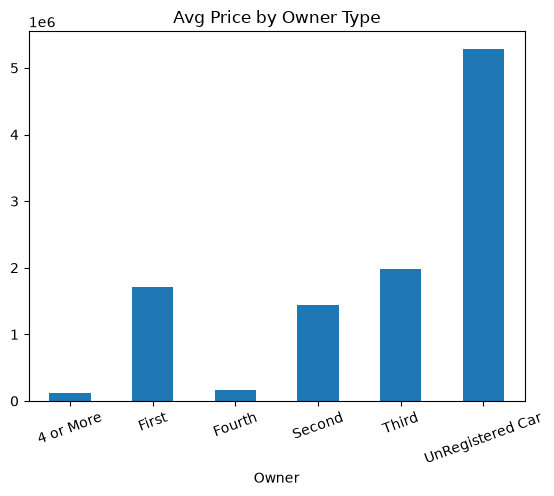
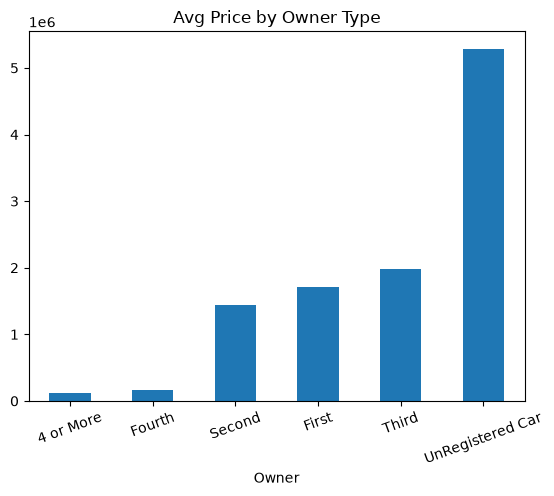
The notebook cell's code change between the first figure and the second:
--- before
+++ after
@@ -1,3 +1,3 @@
-df.groupby("Owner")["Price"].mean().plot(kind="bar")
+df.groupby("Owner")["Price"].mean().sort_values().plot(kind="bar")
 plt.title("Avg Price by Owner Type")
 plt.xticks(rotation=20)

Commit: Added figuresize to graphs